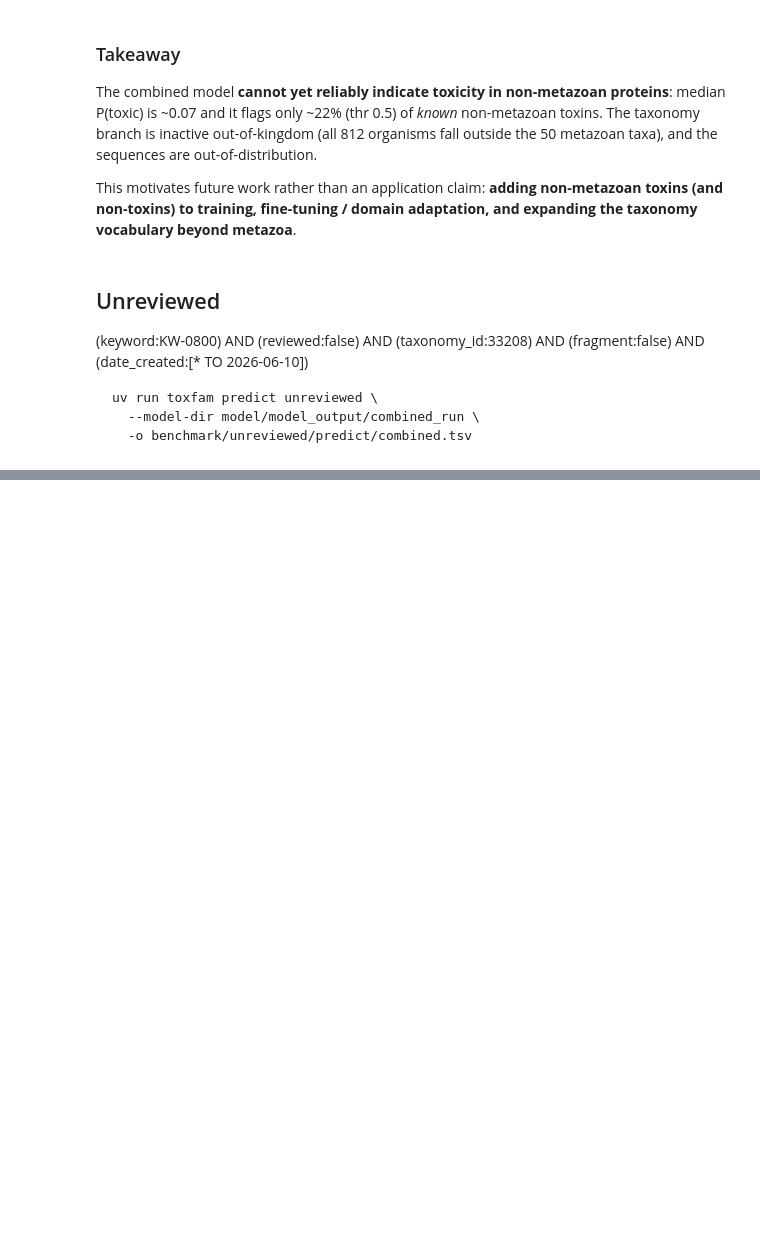
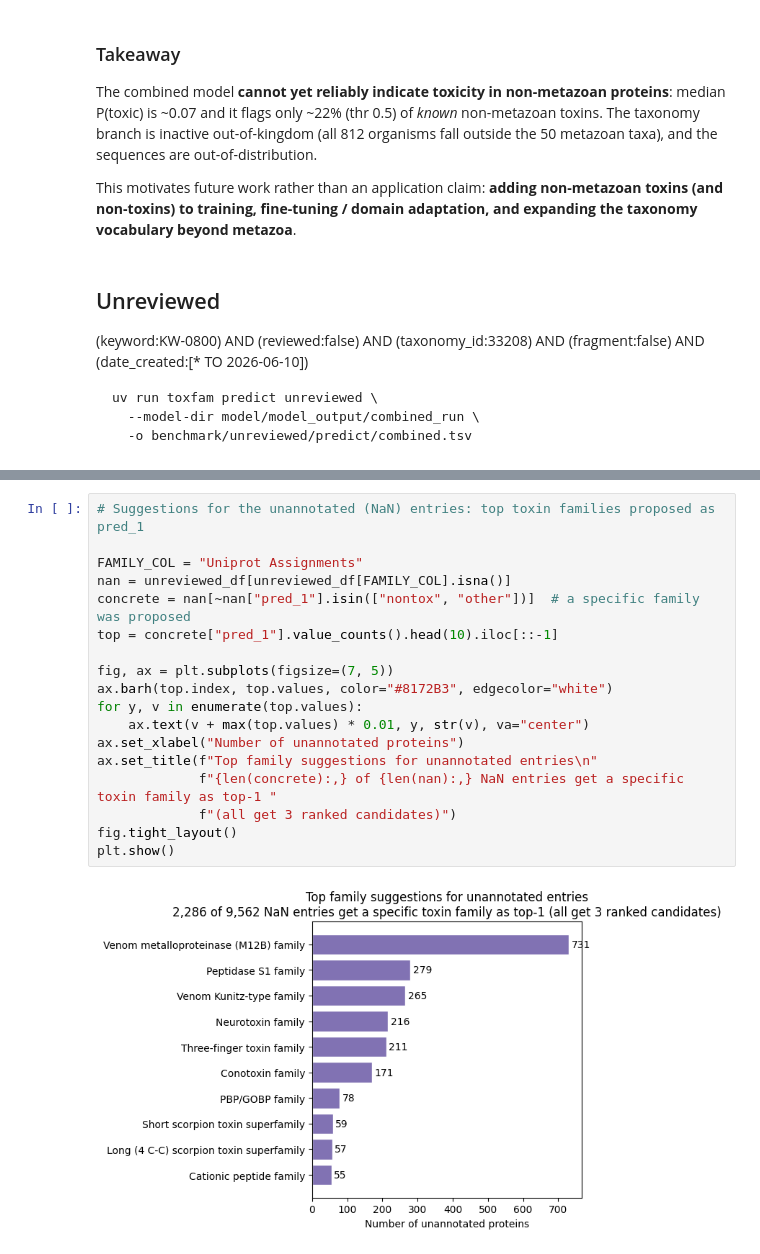
Before and after one commit to Sisistern123/ToxFam, a Jupyter notebook: analysis/unreviewed_non_metazoan.ipynb, the cells around one changed output, grey strips where cells are left out. Drawn from its saved outputs; the diff is of its cells as text; blank space fills up the shorter version.

```diff
--- a/analysis/unreviewed_non_metazoan.ipynb
+++ b/analysis/unreviewed_non_metazoan.ipynb
@@ -108,0 +266,20 @@ unreviewed_df.head()
+# %%
+# Suggestions for the unannotated (NaN) entries: top toxin families proposed as pred_1
+
+FAMILY_COL = "Uniprot Assignments"
+nan = unreviewed_df[unreviewed_df[FAMILY_COL].isna()]
+concrete = nan[~nan["pred_1"].isin(["nontox", "other"])]  # a specific family was proposed
+top = concrete["pred_1"].value_counts().head(10).iloc[::-1]
+
+fig, ax = plt.subplots(figsize=(7, 5))
+ax.barh(top.index, top.values, color="#8172B3", edgecolor="white")
+for y, v in enumerate(top.values):
+    ax.text(v + max(top.values) * 0.01, y, str(v), va="center")
+ax.set_xlabel("Number of unannotated proteins")
+ax.set_title(f"Top family suggestions for unannotated entries\n"
+             f"{len(concrete):,} of {len(nan):,} NaN entries get a specific toxin family as top-1 "
+             f"(all get 3 ranked candidates)")
+fig.tight_layout()
+plt.show()
+# %% [output]
+[figure, added]
```
Also changed, not shown: parts of 10 cells of this notebook.
